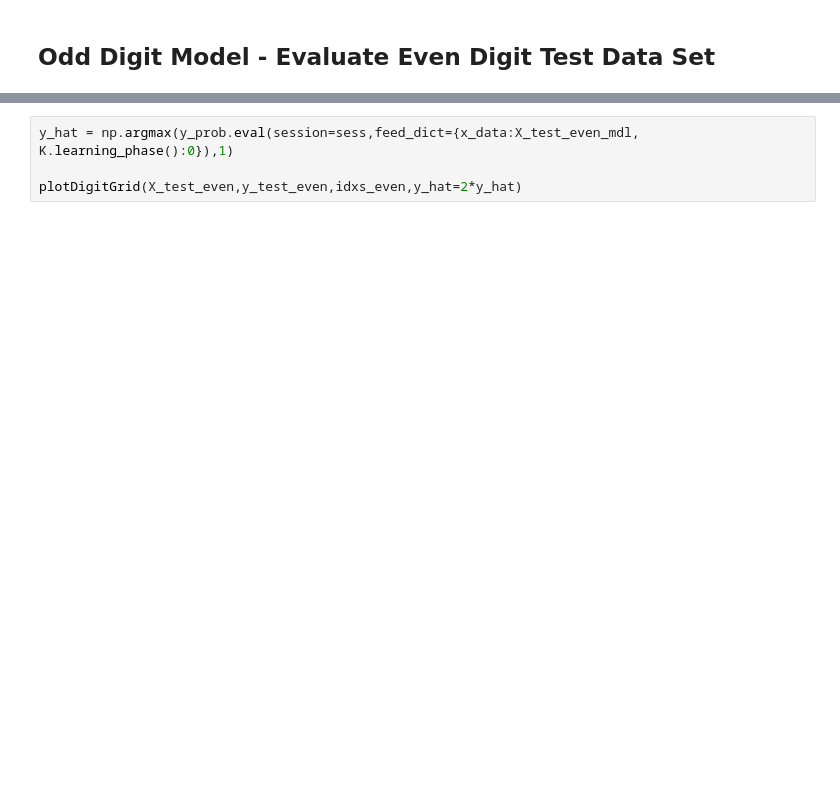
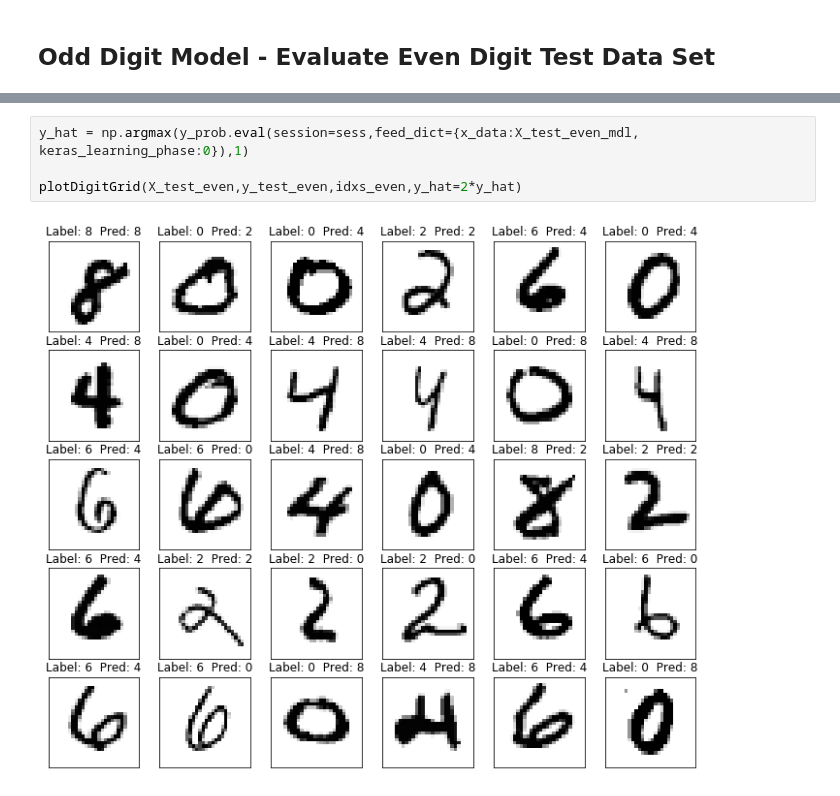
Before and after one commit to jimthompson5802/transfer_learning, a Jupyter notebook: transfer_learning_example_tf_keras.ipynb, the cells around one changed output, grey strips where cells are left out. Drawn from its saved outputs; the diff is of its cells as text; blank space fills up the shorter version.

```diff
--- a/transfer_learning_example_tf_keras.ipynb
+++ b/transfer_learning_example_tf_keras.ipynb
@@ -568,4 +501,6 @@ print('Test accuracy:', score['accuracy'])
 # %%
-y_hat = np.argmax(y_prob.eval(session=sess,feed_dict={x_data:X_test_even_mdl, K.learning_phase():0}),1)
+y_hat = np.argmax(y_prob.eval(session=sess,feed_dict={x_data:X_test_even_mdl, keras_learning_phase:0}),1)
 
 plotDigitGrid(X_test_even,y_test_even,idxs_even,y_hat=2*y_hat)
+# %% [output]
+[figure, added]
```
Also changed, not shown: parts of 40 cells of this notebook.
